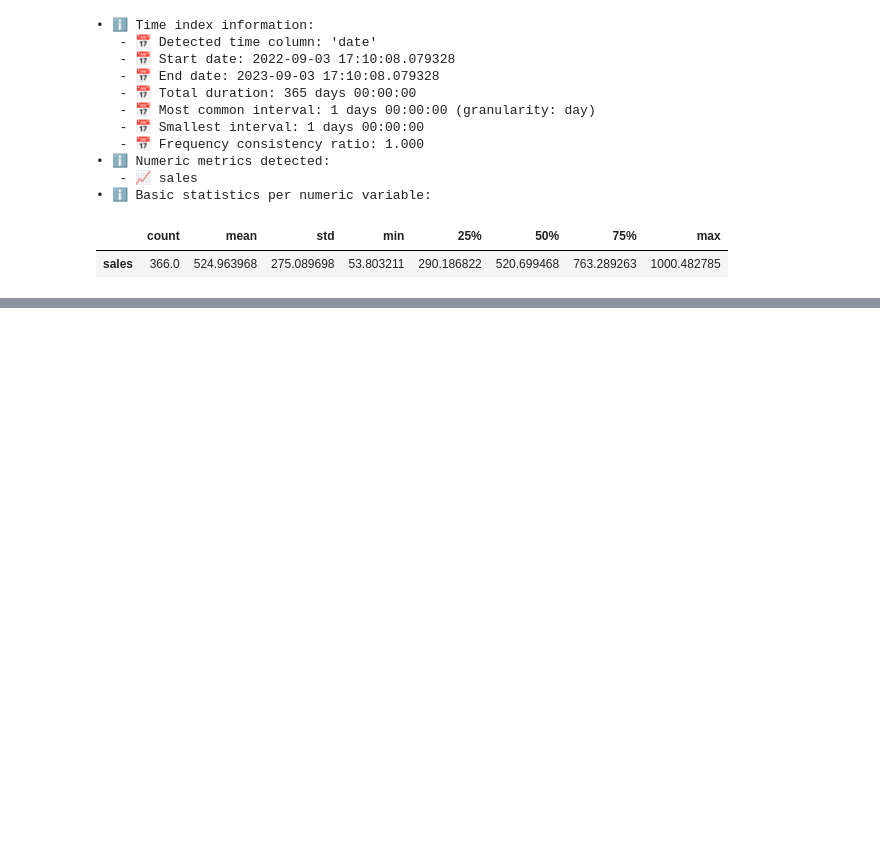
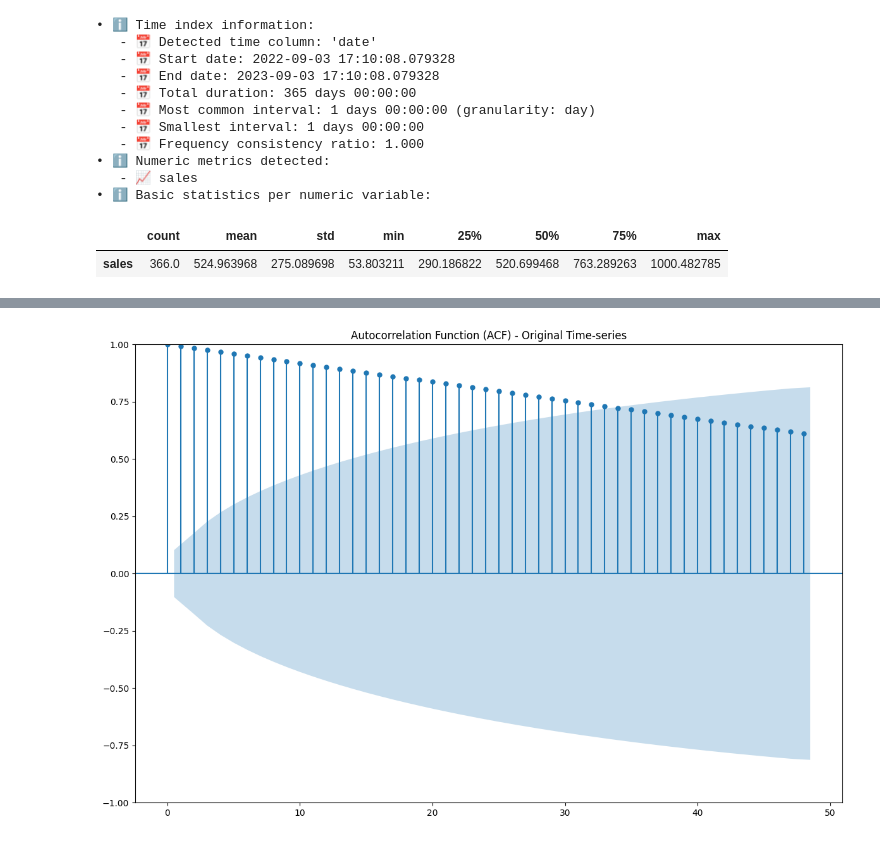
Before and after one commit to cbadil12/time-series-project, a Jupyter notebook: src/explore.ipynb, the cells around one changed output, grey strips where cells are left out. Drawn from its saved outputs; the diff is of its cells as text; code cells hidden in the pictures; blank space fills up the shorter version.

```diff
--- a/src/explore.ipynb
+++ b/src/explore.ipynb
@@ -546,0 +907,91 @@ CONCLUSIONS:
+# %%
+# -------------------------------
+# STEP 6) AUTOCORRELATION ANALYSIS (ACF & PACF)
+# -------------------------------
+print("STEP 6) AUTOCORRELATION ANALYSIS")
+
+# Copy previous time-series
+df_timeseries_S6 = df_timeseries_S3.copy()
+
+# If series is almost constant → no meaningful ACF/PACF
+if df_timeseries_S6.std() < 1e-8:
+    log("ACF/PACF analysis: Time-series is almost constant → no meaningful autocorrelation.", level=1, type="WARNING")
+else:
+    # Define safe number of lags
+    safe_lag = min(48, len(df_timeseries_S6) - 2)
+
+    # -------------------------------------------
+    # ACF: Autocorrelation Function
+    # -------------------------------------------
+    # Plot ACF of the original time-series
+    fig, axis = plt.subplots(figsize=(figWidth_unit, figHeight_unit))
+    plot_acf(df_timeseries_S6, lags=safe_lag, ax=axis)
+    plt.title("Autocorrelation Function (ACF) - Original Time-series")
+    plt.tight_layout()
+    plt.show()
+
+    # Compute numerical ACF values
+    acf_vals = acf(df_timeseries_S6, nlags=safe_lag, fft=True, missing="drop")
+    # Compute approximate confidence limit (95%)
+    conf_limit = 1.96 / np.sqrt(len(df_timeseries_S6))
+    # Detect significant ACF lags
+    significant_acf_lags = [lag for lag, val in enumerate(acf_vals[1:], start=1) if abs(val) > conf_limit]
+
+    # Log global ACF behaviour
+    if len(significant_acf_lags) == 0:
+        log("ACF analysis: No significant autocorrelation detected → series close to white noise.", level=1, type="INFO")
+    else:
+        log(f"ACF analysis: Significant autocorrelation at lags {significant_acf_lags}.", level=1, type="INFO")
+
+        # Check short-lag behaviour (trend / persistence)
+        short_lags = [lag for lag in significant_acf_lags if lag <= min(12, safe_lag)]
+        if len(short_lags) > 0:
+            log("ACF analysis: High autocorrelation at short lags that decreases with lag → presence of trend and/or strong persistence.", level=1, type="INFO")
+
+        # Check seasonality based on period inferred in STEP 3
+        if (period_S3 is not None) and (period_S3 <= safe_lag):
+            # Build multiples of the detected period
+            seasonal_multiples = [k * period_S3 for k in range(1, safe_lag // period_S3 + 1)]
+            # Keep only those that are significant
+            seasonal_peaks = [lag for lag in seasonal_multiples if lag in significant_acf_lags]
+            if len(seasonal_peaks) > 0:
+                log(f"ACF analysis: Significant peaks at seasonal lags {seasonal_peaks} (multiples of period={period_S3}) → strong seasonality.", level=1, type="SUCCESS")
+
+    # -------------------------------------------
+    # PACF: Partial Autocorrelation Function
+    # -------------------------------------------
+    # Plot PACF of the original time-series
+    fig, axis = plt.subplots(figsize=(figWidth_unit, figHeight_unit))
+    plot_pacf(df_timeseries_S6, lags=safe_lag, ax=axis, method="ywm")
+    plt.title("Partial Autocorrelation Function (PACF) - Original Time-series")
+    plt.tight_layout()
+    plt.show()
+
+    # Compute numerical PACF values
+    pacf_vals = pacf(df_timeseries_S6, nlags=safe_lag, method="ywm")
+    # Detect significant PACF lags
+    significant_pacf_lags = [lag for lag, val in enumerate(pacf_vals[1:], start=1) if abs(val) > conf_limit]
+
+    # Log PACF behaviour
+    if len(significant_pacf_lags) == 0:
+        log("PACF analysis: No significant partial autocorrelation detected.", level=1, type="INFO")
+    else:
+        log(f"PACF analysis: Significant partial autocorrelation at lags {significant_pacf_lags}.", level=1, type="INFO")
+
+        # Suggest AR order ignoring purely seasonal multiples (if period_S3 available)
+        if period_S3 is not None:
+            non_seasonal_pacf = [lag for lag in significant_pacf_lags if lag % period_S3 != 0]
+        else:
+            non_seasonal_pacf = significant_pacf_lags
+
+        if len(non_seasonal_pacf) > 0:
+            suggested_p = non_seasonal_pacf[0]
+            log(f"PACF analysis: First significant non-seasonal lag at {suggested_p} → candidate AR order p ≈ {suggested_p}.", level=1, type="INFO")
+
+    # -------------------------------------------
+    # MODEL ORDER SUGGESTION (AR / MA)
+    # -------------------------------------------
+    suggested_p = non_seasonal_pacf[0] if len(non_seasonal_pacf) > 0 else 0
+    suggested_q = significant_acf_lags[0] if len(significant_acf_lags) > 0 else 0
+    log(f"Model suggestion based on ACF/PACF: AR(p) ≈ {suggested_p}, MA(q) ≈ {suggested_q}.", level=1, type="INFO")
+# %% [output]
@@ -546,0 +999 @@ CONCLUSIONS:
+[figure, added]
```
Also changed, not shown: parts of 14 cells of this notebook.
